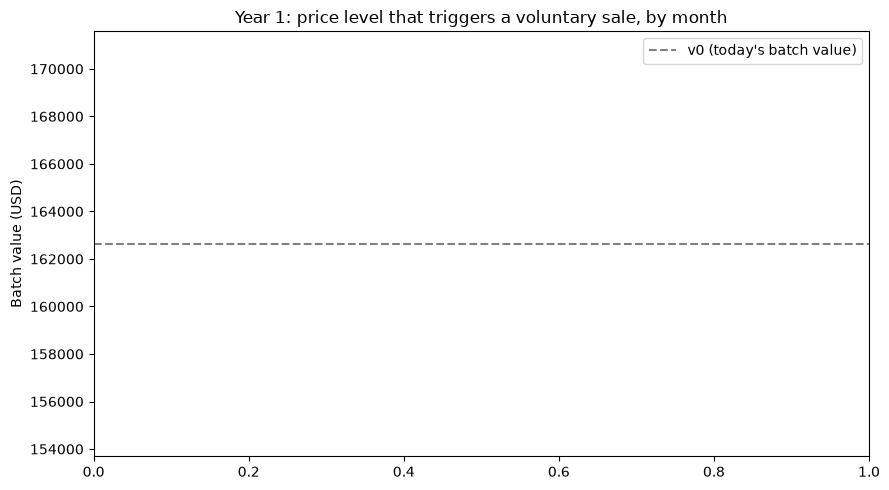
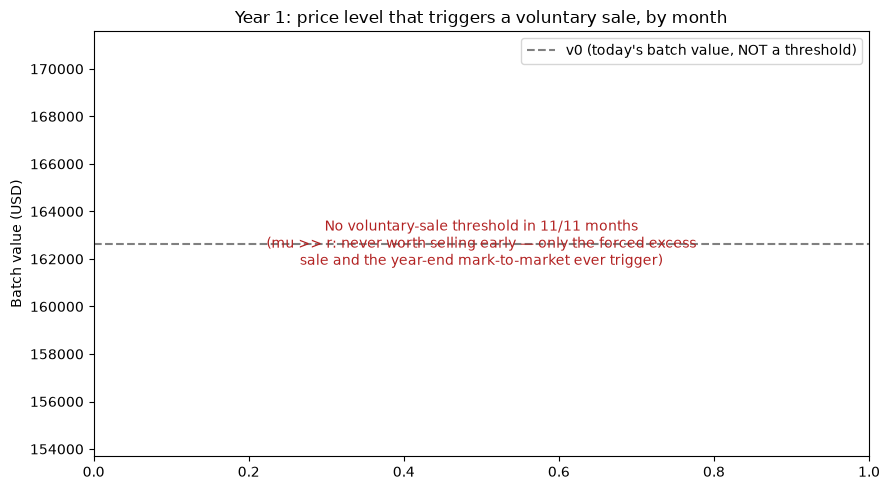
The change to this notebook cell's code, shown as a diff; its figure went from the first image to the second:
--- before
+++ after
@@ -9,5 +9,5 @@
 if finite_thresholds:
     ax.plot(finite_months, finite_thresholds, marker="o", label="Sell-now threshold")
-ax.axhline(v0_usd, color="grey", linestyle="--", label="v0 (today's batch value)")
+ax.axhline(v0_usd, color="grey", linestyle="--", label="v0 (today's batch value, NOT a threshold)")
 ax.set_ylabel("Batch value (USD)")
 ax.set_title("Year 1: price level that triggers a voluntary sale, by month")
@@ -15,4 +15,19 @@
 
 if n_never_sell:
+    # Put this ON the chart too, not just printed below it — otherwise the
+    # flat grey v0 reference line is the only thing visible, and it's easy
+    # to mistake that constant reference for a (non-existent) threshold line.
+    ax.text(
+        0.5,
+        0.5,
+        f"No voluntary-sale threshold in {n_never_sell}/{len(threshold_by_month)} months\n"
+        "(mu >> r: never worth selling early — only the forced excess\n"
+        "sale and the year-end mark-to-market ever trigger)",
+        transform=ax.transAxes,
+        ha="center",
+        va="center",
+        color="firebrick",
+        fontsize=10,
+    )
     print(
         f"{n_never_sell} of {len(threshold_by_month)} months have an infinite threshold "

Commit: fix(sellperp): make the empty threshold chart unambiguous in-plot